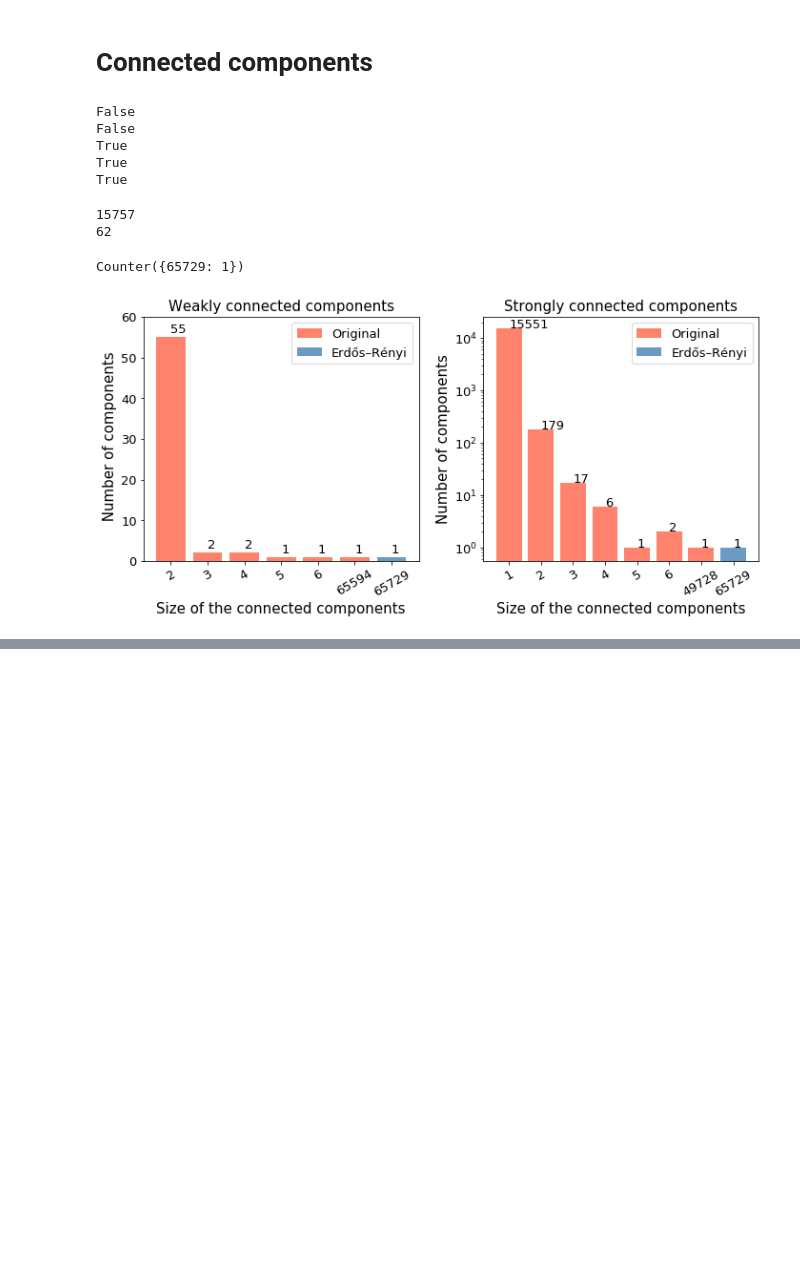
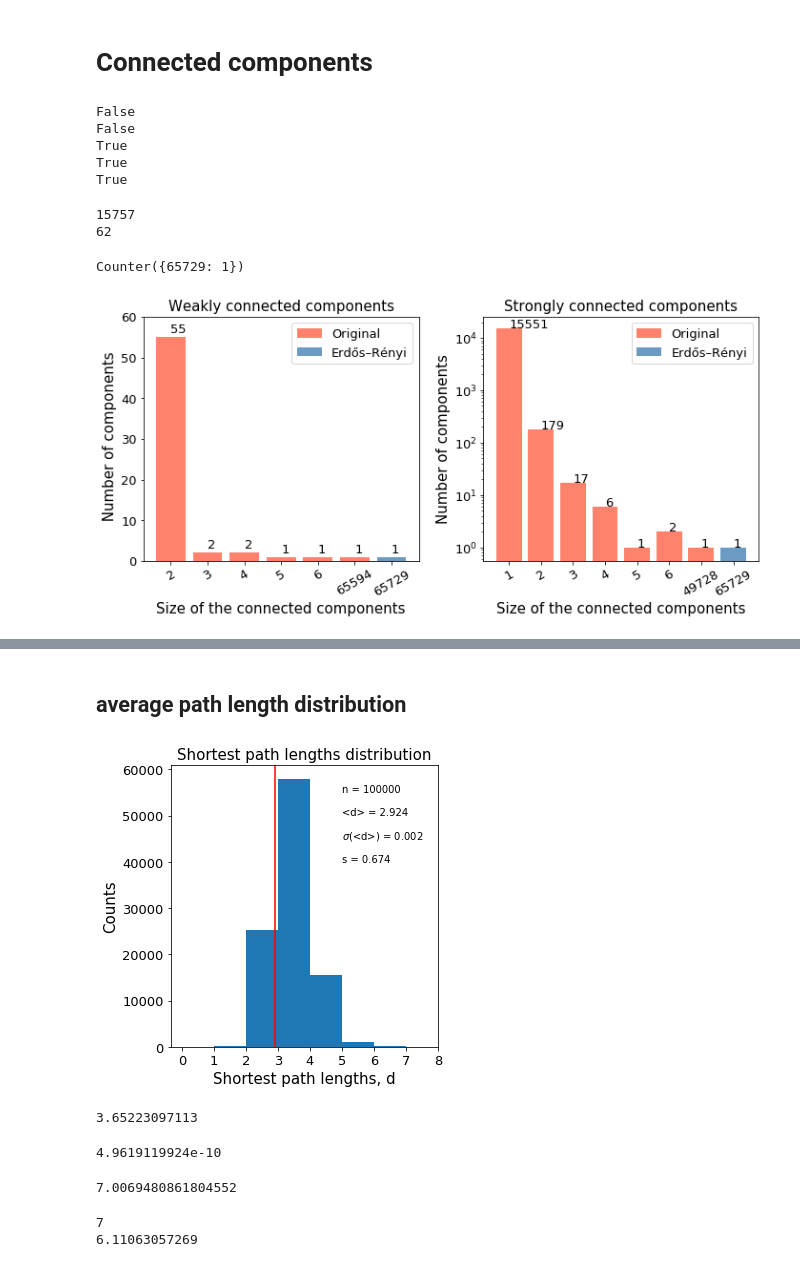
Before and after one commit to biyanisuraj/the_facebook_scandal, a Jupyter notebook: scripts/visualization/degree_distributions.ipynb, the cells around one changed output, grey strips where cells are left out. Saved outputs shown, nothing was run; the diff lists cells and outputs as text; code cells hidden in the pictures; blank space fills up the shorter version.

```diff
--- a/scripts/visualization/degree_distributions.ipynb
+++ b/scripts/visualization/degree_distributions.ipynb
@@ -715,0 +662,23 @@ len(prova[19][1])
+# %% [markdown]
+## average path length distribution
+# %%
+# average path length distribution
+plt.subplots(figsize = FIGSIZE_ONECOL)
+prova=plt.hist(distances,bins = np.arange(0,8))
+plt.title("Shortest path lengths distribution")
+plt.xlabel("Shortest path lengths, d")
+plt.ylabel("Counts")
+plt.tight_layout()
+plt.xticks(np.arange(max(distances)+2))
+plt.axvline(np.mean(distances), color="red")
+plt.text(5,55000, "n = {:.0f}".format(len(distances)))
+plt.text(5,50000, "<d> = {:.3f}".format(d_mean))
+plt.text(5,45000, "$\sigma$"+"(<d>) = {:.3f}".format(d_std))
+plt.text(5,40000, "s = {:.3f}".format(s))
+plt.savefig('./imgs/paths_hist.pdf', format='pdf')
+# %% [output]
+[figure, added]
+# %%
+distances_g = sample_distances(g,1000)
+# %% [output]
+3.65223097113
@@ -715,0 +687,17 @@ len(prova[19][1])
+# %%
+p_max = 1-norm.cdf(np.max(distances), loc=d_mean, scale= s)
+print p_max
+#norm.ppf(0.5, loc=d_mean, scale = d_std)
+# %% [output]
+4.9619119924e-10
+# %%
+norm.ppf(1-1.0/n_max, loc=d_mean, scale = s)
+# %% [output]
+7.0069480861804552
+# %%
+print np.max(distances)
+delta = np.max(distances)-d_mean
+print delta/s
+# %% [output]
+7
+6.11063057269
```
Also changed, not shown: parts of 57 cells of this notebook, 13 other files.
